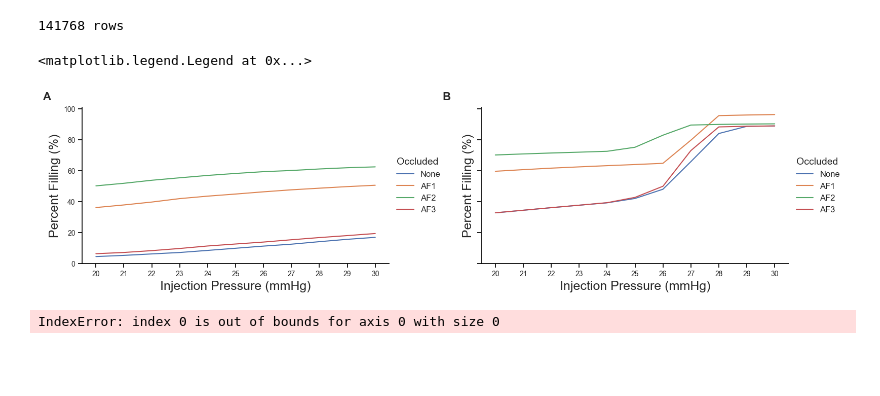
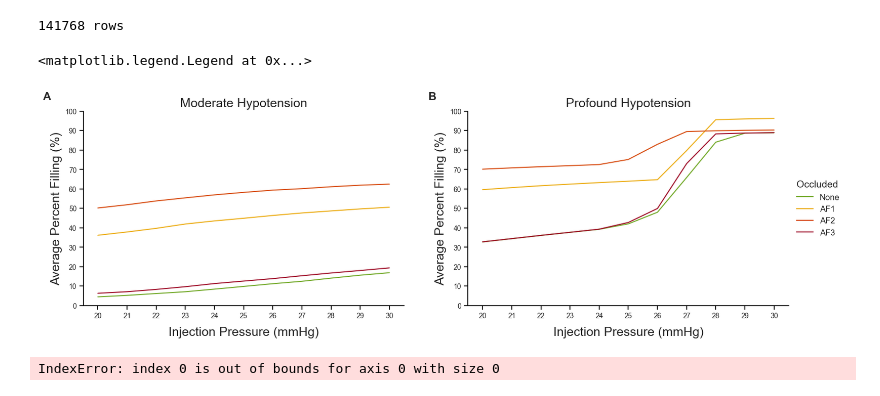
Before and after one commit to JentGent/avm, a Jupyter notebook: jupyter/jupyter.ipynb, the cells around one changed output. Drawn from its saved outputs; the diff is of its cells as text; code cells hidden in the pictures; blank space fills up the shorter version.

```diff
--- a/jupyter/jupyter.ipynb
+++ b/jupyter/jupyter.ipynb
@@ -1123,12 +1123,19 @@ grouped_data['Blood pressure hypotension'] = pd.Categorical(
 # %%
 sns.set_theme(style='whitegrid', font_scale=1.5)
 
-fig, axs = plt.subplots(1, 2, figsize=(18, 4), sharey=True)
-plt.subplots_adjust(wspace=0.3)
+fig, axs = plt.subplots(1, 2, figsize=(18, 5), sharey=False)
+# plt.subplots_adjust(wspace=0.3)
 
 ####################
 # COMMON FORMATTING
 ####################
+
+color_palette = {
+    'None': '#77AC30',
+    'AF1': '#EDB120',
+    'AF2': '#D95319',
+    'AF3': '#A2142F',
+}
 
 for i, ax in enumerate(axs):
 
@@ -1138,7 +1145,9 @@ for i, ax in enumerate(axs):
         ax,
         xlabel='Injection Pressure (mmHg)',
         xticks=range(20, 31),
-        ylabel='Percent Filling (%)',
+        ylabel='Average Percent Filling (%)',
+        ylim=[0, 100],
+        yticks=range(0, 101, 10),
     )
 
     plt.setp([ax.spines['top'], ax.spines['right']], visible=False)
@@ -1160,46 +1169,58 @@ for i, ax in enumerate(axs):
         which='both',
     )
 
+    ax.set_xlabel(ax.get_xlabel(), labelpad=10)
     ax.text(-0.1, 1.1, 'AB'[i], transform=ax.transAxes, fontsize=16, fontweight='bold', va='top', ha='right')
+
+#######
+# AX 0
+#######
 
 sns.lineplot(
     data=grouped_data[grouped_data['Blood pressure hypotension'] == 'moderate'],
     x='Injection pressure (mmHg)',
     y='filling_mean',
     hue='Occluded',
     ax=axs[0],
+    legend=False,
+    palette=color_palette,
 )
+
+plt.setp(
+    axs[0],
+    title='Moderate Hypotension',
+)
+
+#######
+# AX 1
+#######
 
 sns.lineplot(
     data=grouped_data[grouped_data['Blood pressure hypotension'] == 'profound'],
     x='Injection pressure (mmHg)',
     y='filling_mean',
     hue='Occluded',
     ax=axs[1],
+    palette=color_palette,
 )
 
-axs[0].legend(
-    alignment='left',
-    bbox_to_anchor=(1, 0.5),
-    fontsize=12,
-    frameon=False,
-    loc='center left',
-    title_fontsize=14,
-    title='Occluded',
+plt.setp(
+    axs[1],
+    title='Profound Hypotension',
 )
 
 axs[1].legend(
     alignment='left',
     bbox_to_anchor=(1, 0.5),
     fontsize=12,
     frameon=False,
     loc='center left',
     title_fontsize=14,
     title='Occluded',
 )
 # %% [output]
 <matplotlib.legend.Legend at 0x...>
-[figure, old version]
+[figure, new version]
 # %%
 value = grouped_data[
     (grouped_data['Blood pressure hypotension'] == 'profound') &
```
